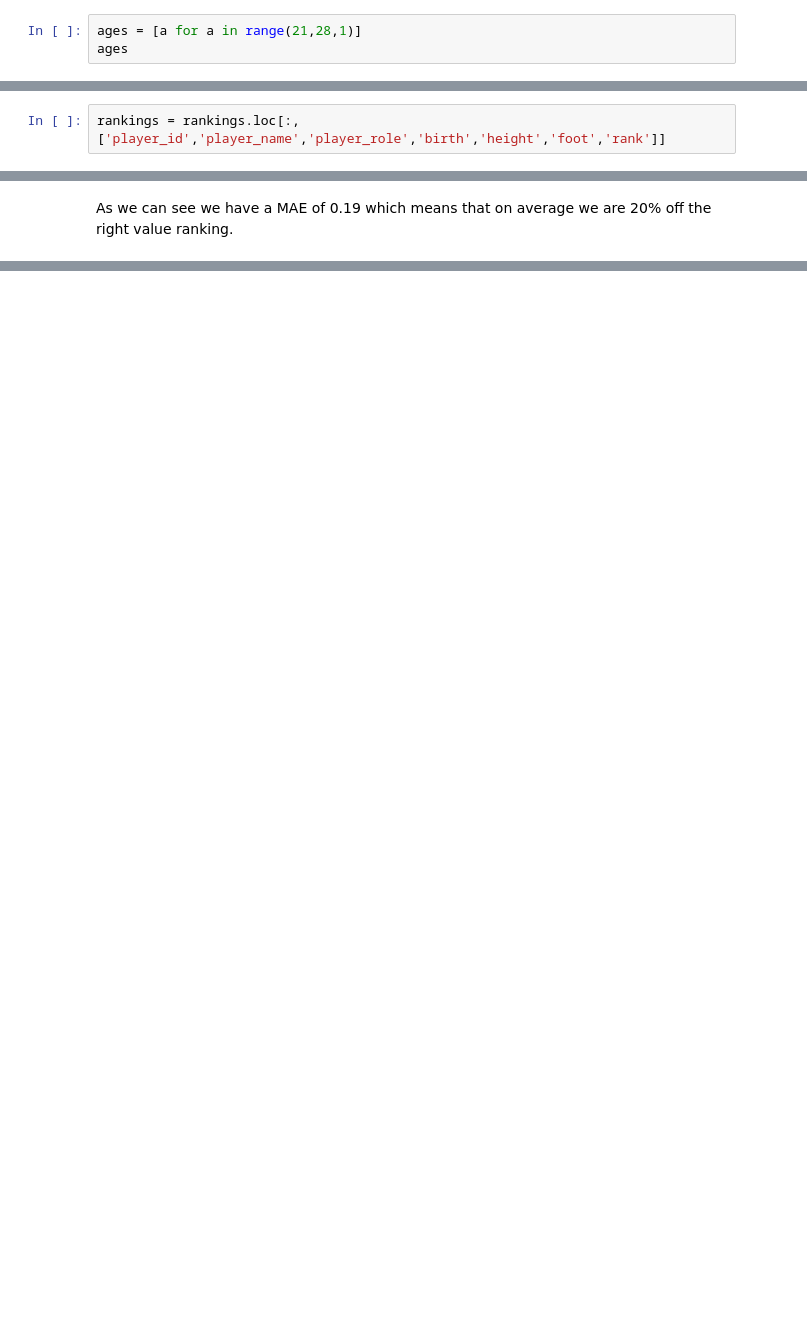
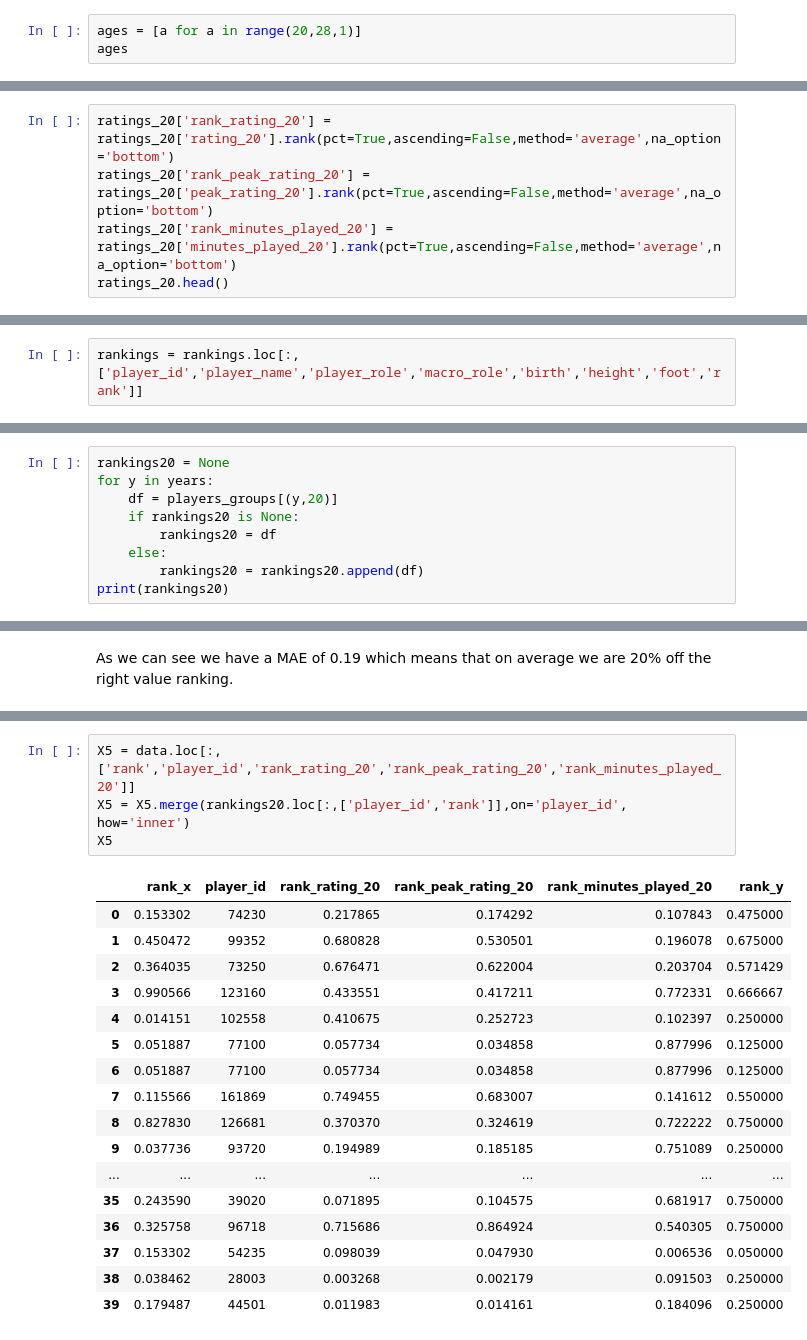
Before and after one commit to GioPan/rating-based-value-prediction, a Jupyter notebook: notebooks/player_values_info.ipynb, the cells around one changed output, grey strips where cells are left out. Drawn from its saved outputs; the diff is of its cells as text; blank space fills up the shorter version.

```diff
--- a/notebooks/player_values_info.ipynb
+++ b/notebooks/player_values_info.ipynb
@@ -171,6 +216,6 @@ years
 # %% [markdown]
 We are likely to be interested in predicting market values for a limited number of ages. Let us say, from 21 to 28, i.e., not too far after the peak value.
 # %%
-ages = [a for a in range(21,28,1)]
+ages = [a for a in range(20,28,1)]
 ages
 # %% [output]
@@ -321,0 +369,5 @@ Name: birth_year, dtype: float64
+# %%
+ratings_20['rank_rating_20'] = ratings_20['rating_20'].rank(pct=True,ascending=False,method='average',na_option='bottom')
+ratings_20['rank_peak_rating_20'] = ratings_20['peak_rating_20'].rank(pct=True,ascending=False,method='average',na_option='bottom')
+ratings_20['rank_minutes_played_20'] = ratings_20['minutes_played_20'].rank(pct=True,ascending=False,method='average',na_option='bottom')
+ratings_20.head()
@@ -365,7 +424,7 @@ print(rankings)
 # %% [markdown]
 We have 918 ratings for the age of 20 and 616 rankings. We should now find the players for which we have both a rating and a ranking. First, let us select only the columns which for now necessary or we want to use in regression.
 # %%
-rankings = rankings.loc[:,['player_id','player_name','player_role','birth','height','foot','rank']]
+rankings = rankings.loc[:,['player_id','player_name','player_role','macro_role','birth','height','foot','rank']]
 # %%
 data = ratings_20.merge(rankings,on='player_id', how='inner')
 # %%
@@ -388,0 +450,9 @@ It looks like we have ratings and rankings for 378 players. This is the data we
+# %%
+rankings20 = None
+for y in years:
+    df = players_groups[(y,20)]
+    if rankings20 is None:
+        rankings20 = df
+    else:
+        rankings20 = rankings20.append(df)
+print(rankings20)
@@ -632,0 +779,22 @@ As we can see we have a MAE of 0.19 which means that on average we are 20% off t
+# %%
+X5 = data.loc[:,['rank','player_id','rank_rating_20','rank_peak_rating_20','rank_minutes_played_20']]
+X5 = X5.merge(rankings20.loc[:,['player_id','rank']],on='player_id', how='inner')
+X5
+# %% [output]
+|  | rank_x | player_id | rank_rating_20 | rank_peak_rating_20 | rank_minutes_played_20 | rank_y |
+| 0 | 0.153302 | 74230 | 0.217865 | 0.174292 | 0.107843 | 0.475000 |
+| 1 | 0.450472 | 99352 | 0.680828 | 0.530501 | 0.196078 | 0.675000 |
+| 2 | 0.364035 | 73250 | 0.676471 | 0.622004 | 0.203704 | 0.571429 |
+| 3 | 0.990566 | 123160 | 0.433551 | 0.417211 | 0.772331 | 0.666667 |
+| 4 | 0.014151 | 102558 | 0.410675 | 0.252723 | 0.102397 | 0.250000 |
+| 5 | 0.051887 | 77100 | 0.057734 | 0.034858 | 0.877996 | 0.125000 |
+| 6 | 0.051887 | 77100 | 0.057734 | 0.034858 | 0.877996 | 0.125000 |
+| 7 | 0.115566 | 161869 | 0.749455 | 0.683007 | 0.141612 | 0.550000 |
+| 8 | 0.827830 | 126681 | 0.370370 | 0.324619 | 0.722222 | 0.750000 |
+| 9 | 0.037736 | 93720 | 0.194989 | 0.185185 | 0.751089 | 0.250000 |
+| ... | ... | ... | ... | ... | ... | ... |
+| 35 | 0.243590 | 39020 | 0.071895 | 0.104575 | 0.681917 | 0.750000 |
+| 36 | 0.325758 | 96718 | 0.715686 | 0.864924 | 0.540305 | 0.750000 |
+| 37 | 0.153302 | 54235 | 0.098039 | 0.047930 | 0.006536 | 0.050000 |
+| 38 | 0.038462 | 28003 | 0.003268 | 0.002179 | 0.091503 | 0.250000 |
+| 39 | 0.179487 | 44501 | 0.011983 | 0.014161 | 0.184096 | 0.250000 |
```
Also changed, not shown: parts of 37 cells of this notebook, 11 other files.
